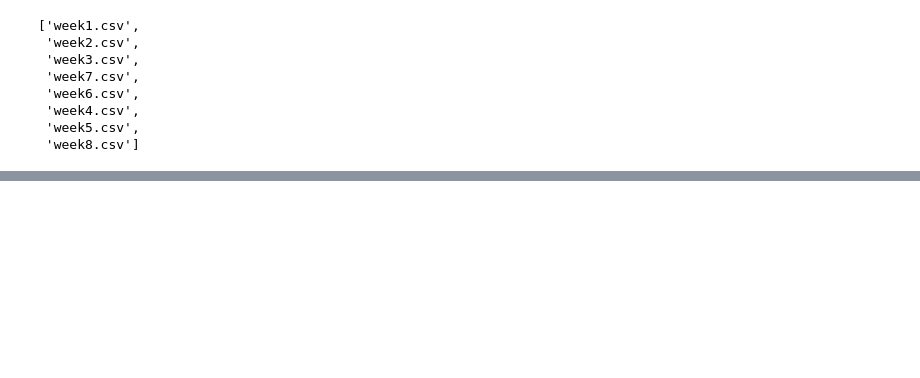
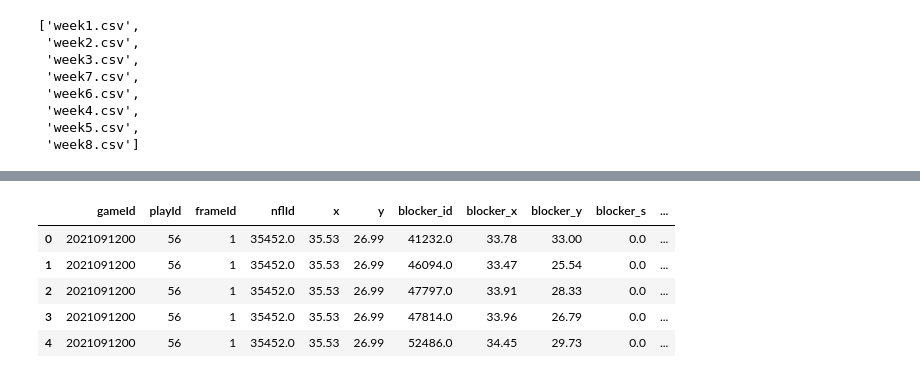
Before and after one commit to TK5-Tim/CMSAC_2024, a Jupyter notebook: app/data_prep.ipynb, the cells around one changed output, grey strips where cells are left out. Drawn from its saved outputs; the diff is of its cells as text; code cells hidden in the pictures; blank space fills up the shorter version.

```diff
--- a/app/data_prep.ipynb
+++ b/app/data_prep.ipynb
@@ -6,3 +1,19 @@ from tqdm.notebook import tqdm
+# %%
+from dash import Dash, html, callback, Input, Output, State, dcc, dash_table, no_update
+import dash_cytoscape as cyto
+import pandas as pd
+import plotly.graph_objects as go
+from pathlib import Path
+import os
+import numpy as np
+import colorlover
+from tqdm.notebook import tqdm
+from scipy.spatial.distance import euclidean
+from math import acos, sqrt, atan2, pi
+from sklearn.preprocessing import LabelEncoder
+
+pd.set_option('display.max_columns', None)
+pd.set_option('display.max_rows', None)
 # %%
 data_dir = Path("/Users/keltim01/Documents/data/nfl-big-data-bowl-2023")
 # %%
@@ -40,0 +243,9 @@ df_weekly_data.to_parquet(data_dir.joinpath("standardized","all_weeks.parquet"),
+# %%
+df_cross_join.head()
+# %% [output]
+|  | gameId | playId | frameId | nflId | x | y | blocker_id | blocker_x | blocker_y | blocker_s | ... |
+| 0 | 2021091200 | 56 | 1 | 35452.0 | 35.53 | 26.99 | 41232.0 | 33.78 | 33.00 | 0.0 | ... |
+| 1 | 2021091200 | 56 | 1 | 35452.0 | 35.53 | 26.99 | 46094.0 | 33.47 | 25.54 | 0.0 | ... |
+| 2 | 2021091200 | 56 | 1 | 35452.0 | 35.53 | 26.99 | 47797.0 | 33.91 | 28.33 | 0.0 | ... |
+| 3 | 2021091200 | 56 | 1 | 35452.0 | 35.53 | 26.99 | 47814.0 | 33.96 | 26.79 | 0.0 | ... |
+| 4 | 2021091200 | 56 | 1 | 35452.0 | 35.53 | 26.99 | 52486.0 | 34.45 | 29.73 | 0.0 | ... |
```
Also changed, not shown: parts of 23 cells of this notebook, 2 other files.
